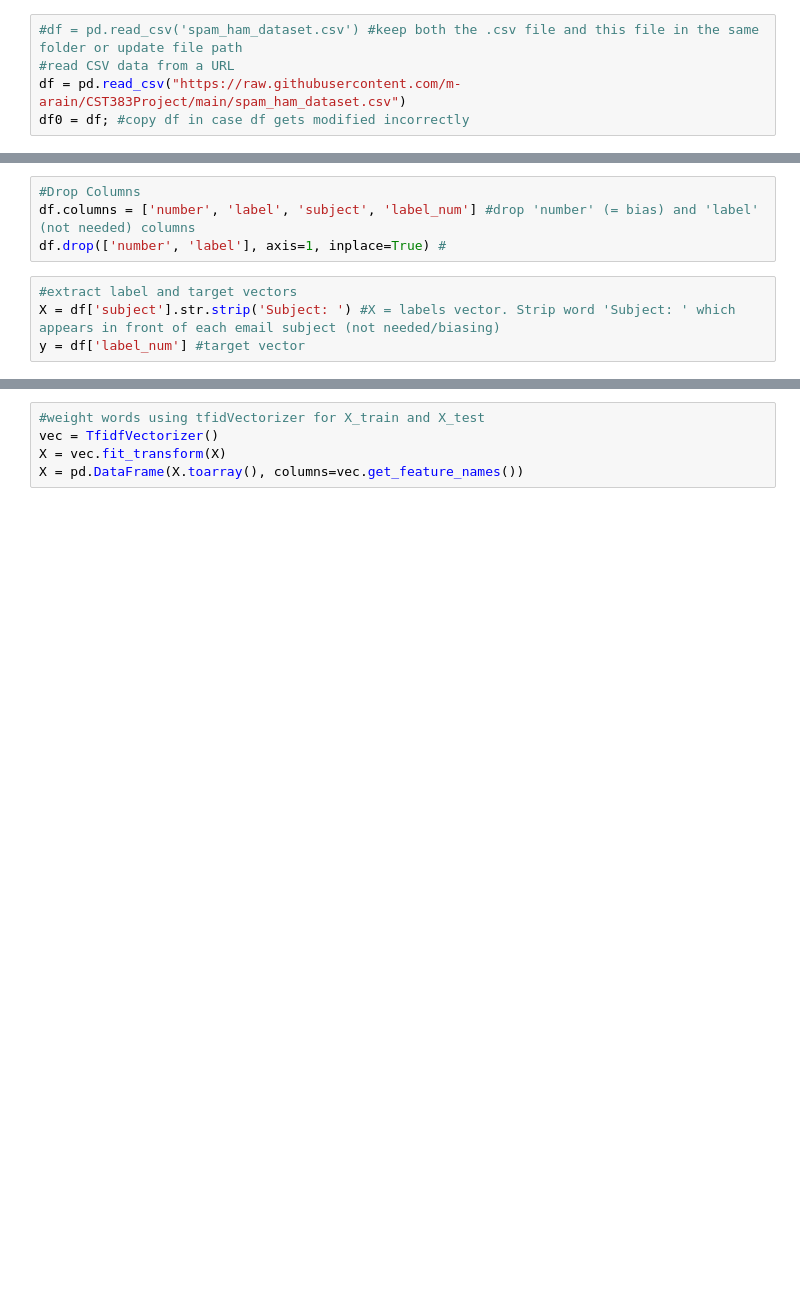
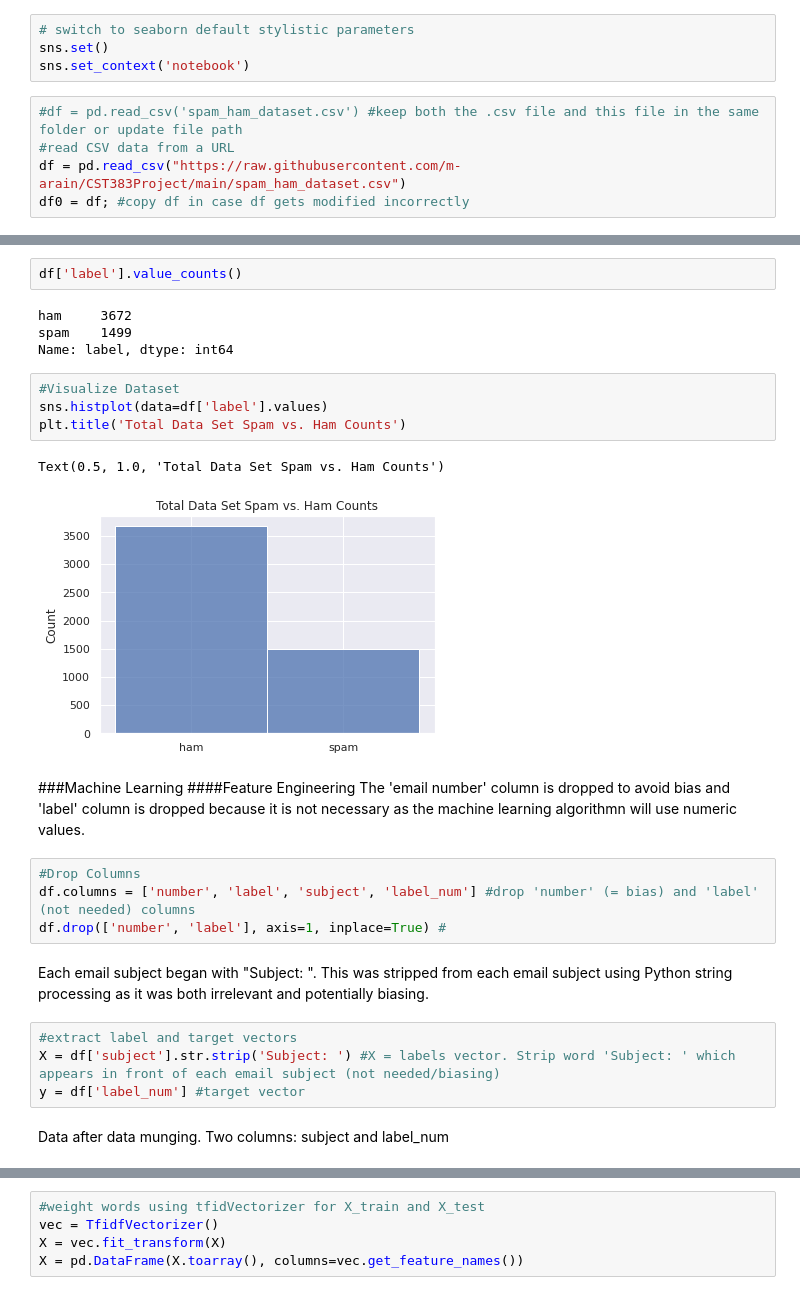
Before and after one commit to m-arain/CST383Project, a Jupyter notebook: project.ipynb, the cells around one changed output, grey strips where cells are left out. Cells and saved outputs as stored; diff of their text form; blank space fills up the shorter version.

```diff
--- a/project.ipynb
+++ b/project.ipynb
@@ -38,3 +70,7 @@ from sklearn.pipeline import make_pipeline
+# %%
+# switch to seaborn default stylistic parameters
+sns.set()
+sns.set_context('notebook')
 # %%
 #df = pd.read_csv('spam_ham_dataset.csv') #keep both the .csv file and this file in the same folder or update file path
 #read CSV data from a URL
@@ -43,8 +108,29 @@ df0 = df; #copy df in case df gets modified incorrectly
+# %%
+df['label'].value_counts()
+# %% [output]
+ham     3672
+spam    1499
+Name: label, dtype: int64
+# %%
+#Visualize Dataset
+sns.histplot(data=df['label'].values)
+plt.title('Total Data Set Spam vs. Ham Counts')
+# %% [output]
+Text(0.5, 1.0, 'Total Data Set Spam vs. Ham Counts')
+[figure, added]
+# %% [markdown]
+###Machine Learning
+####Feature Engineering
+The 'email number' column is dropped to avoid bias and 'label' column is dropped because it is not necessary as the machine learning algorithmn will use numeric values.
 # %%
 #Drop Columns
 df.columns = ['number', 'label', 'subject', 'label_num'] #drop 'number' (= bias) and 'label' (not needed) columns
 df.drop(['number', 'label'], axis=1, inplace=True) #
+# %% [markdown]
+Each email subject began with "Subject: ". This was stripped from each email subject using Python string processing as it was both irrelevant and potentially biasing.
 # %%
 #extract label and target vectors
 X = df['subject'].str.strip('Subject: ') #X = labels vector. Strip word 'Subject: ' which appears in front of each email subject (not needed/biasing)
 y = df['label_num'] #target vector
+# %% [markdown]
+Data after data munging. Two columns: subject and label_num
```
Also changed, not shown: parts of 21 cells of this notebook.
